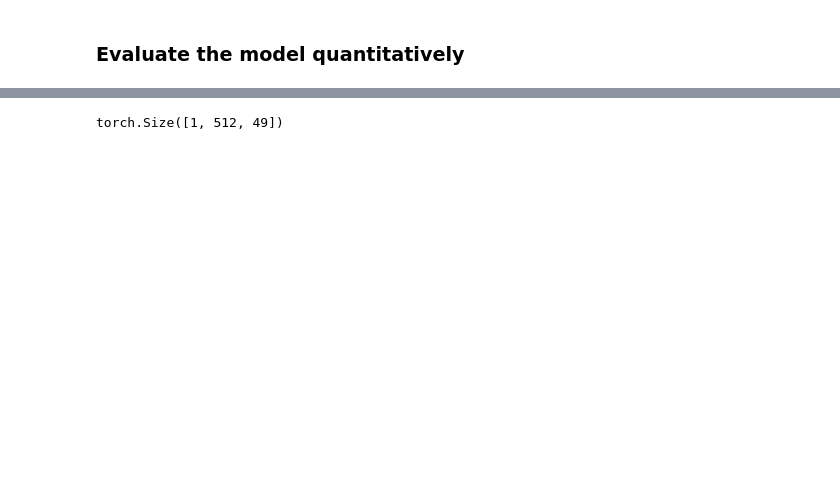
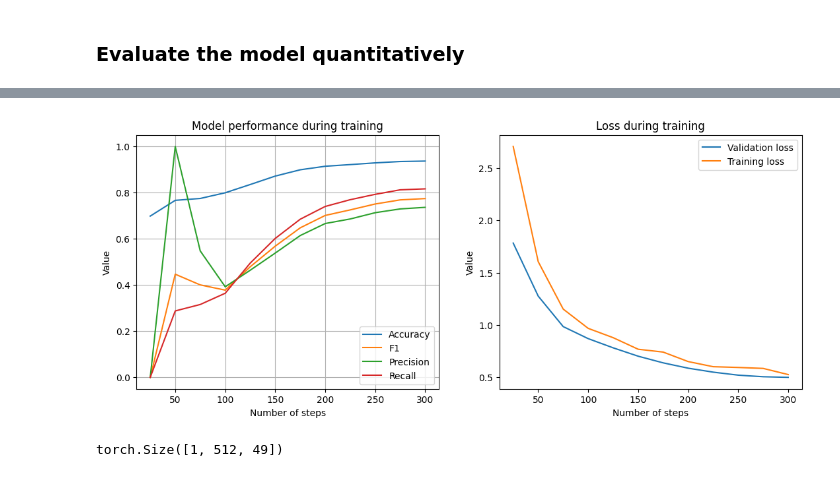
Before and after one commit to ihabram/thesis-masters, a Jupyter notebook: LayoutLMv3/Custom/LayoutLMv3_Custom.ipynb, the cells around one changed output, grey strips where cells are left out. Saved outputs shown, nothing was run; the diff lists cells and outputs as text; code cells hidden in the pictures; blank space fills up the shorter version.

```diff
--- a/LayoutLMv3/Custom/LayoutLMv3_Custom.ipynb
+++ b/LayoutLMv3/Custom/LayoutLMv3_Custom.ipynb
@@ -288,3 +304,55 @@ trainer.train()
+# %%
+import json
+import matplotlib.pyplot as plt
+
+NUM_STEPS = 300
+EVAL_STEPS= 25
+
+x_axis = list(range(EVAL_STEPS, NUM_STEPS + 1, EVAL_STEPS))
+y_axis = {
+    'Accuracy' : [],
+    'F1'       : [],
+    'Precision': [],
+    'Recall'   : [],
+    'Eval_loss': [],
+    'Train_loss':[]
+}
+
+f = open(r'test/checkpoint-300/trainer_state.json')
+trainer_data= json.load(f)
+
+for i, object in enumerate(trainer_data['log_history']):
+    if i%2==0:
+      y_axis['Train_loss'].append(object['loss'])
+    else:
+      y_axis['Accuracy'].append(object['eval_accuracy'])
+      y_axis['F1'].append(object['eval_f1'])
+      y_axis['Precision'].append(object['eval_precision'])
+      y_axis['Recall'].append(object['eval_recall'])
+      y_axis['Eval_loss'].append(object['eval_loss'])
+
+fig, (ax1, ax2) = plt.subplots(1, 2, figsize=(13, 5))
+
+ax1.plot(x_axis, y_axis['Accuracy'], label='Accuracy')
+ax1.plot(x_axis, y_axis['F1'], label='F1')
+ax1.plot(x_axis, y_axis['Precision'], label='Precision')
+ax1.plot(x_axis, y_axis['Recall'], label='Recall')
+ax1.set_xlabel('Number of steps')
+ax1.set_ylabel('Value')
+ax1.set_title('Model performance during training')
+ax1.grid()
+ax1.legend(loc=4)
+
+ax2.plot(x_axis, y_axis['Eval_loss'], label='Validation loss')
+ax2.plot(x_axis, y_axis['Train_loss'], label='Training loss')
+ax2.set_xlabel('Number of steps')
+ax2.set_ylabel('Value')
+ax2.set_title('Loss during training')
+ax2.legend(loc=1)
+
+plt.show()
+# %% [output]
+[figure, added]
 # %%
 from transformers import AutoModelForTokenClassification
 
```
Also changed, not shown: parts of 11 cells of this notebook.
